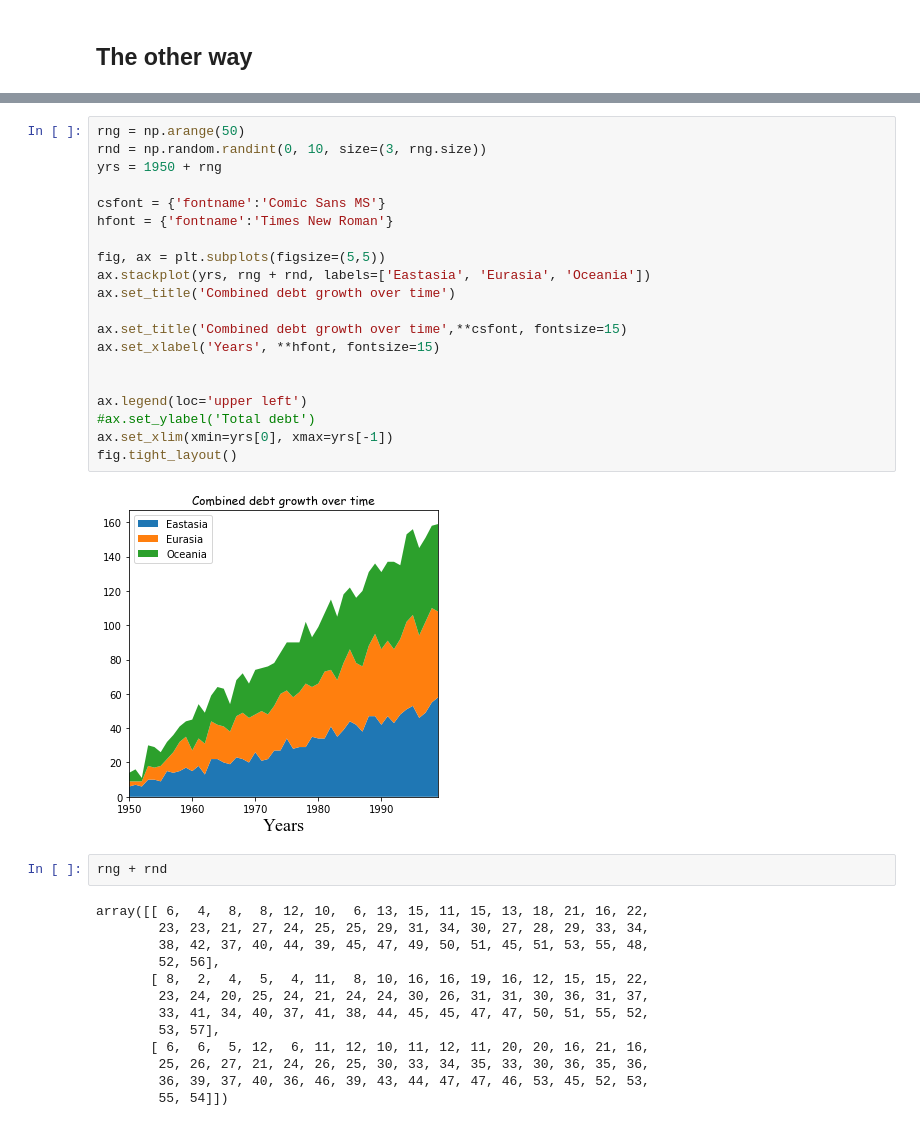
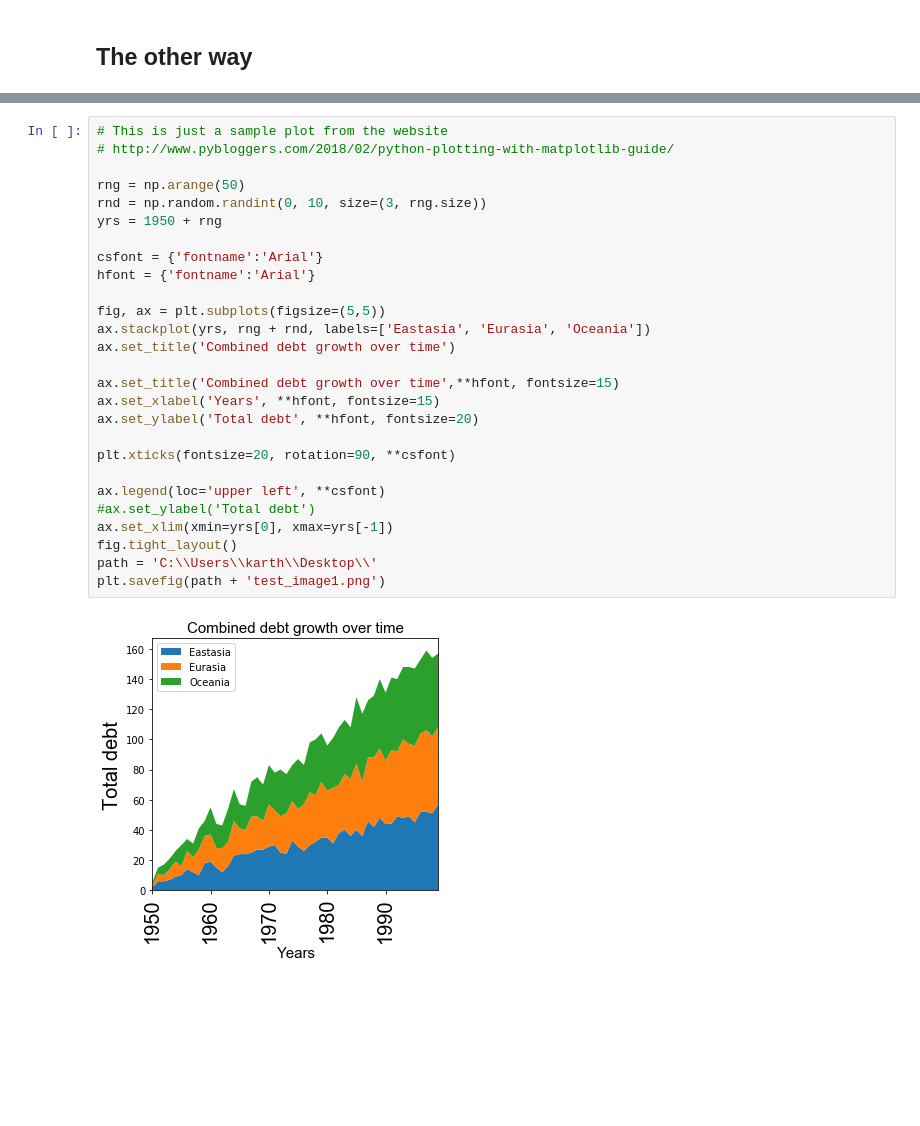
Before and after one commit to kvenkman/py_plotting, a Jupyter notebook: Basic Plotting.ipynb, the cells around one changed output, grey strips where cells are left out. Drawn from its saved outputs; the diff is of its cells as text; blank space fills up the shorter version.

```diff
--- a/Basic Plotting.ipynb
+++ b/Basic Plotting.ipynb
@@ -33,37 +121,29 @@ Text(0,0.5,'height')
 # %%
+# This is just a sample plot from the website
+# http://www.pybloggers.com/2018/02/python-plotting-with-matplotlib-guide/
+
 rng = np.arange(50)
 rnd = np.random.randint(0, 10, size=(3, rng.size))
 yrs = 1950 + rng
 
-csfont = {'fontname':'Comic Sans MS'}
-hfont = {'fontname':'Times New Roman'}
+csfont = {'fontname':'Arial'}
+hfont = {'fontname':'Arial'}
 
 fig, ax = plt.subplots(figsize=(5,5))
 ax.stackplot(yrs, rng + rnd, labels=['Eastasia', 'Eurasia', 'Oceania'])
 ax.set_title('Combined debt growth over time')
 
-ax.set_title('Combined debt growth over time',**csfont, fontsize=15)
+ax.set_title('Combined debt growth over time',**hfont, fontsize=15)
 ax.set_xlabel('Years', **hfont, fontsize=15)
+ax.set_ylabel('Total debt', **hfont, fontsize=20)
 
+plt.xticks(fontsize=20, rotation=90, **csfont)
 
-ax.legend(loc='upper left')
+ax.legend(loc='upper left', **csfont)
 #ax.set_ylabel('Total debt')
 ax.set_xlim(xmin=yrs[0], xmax=yrs[-1])
 fig.tight_layout()
+path = 'C:\\Users\\karth\\Desktop\\'
+plt.savefig(path + 'test_image1.png')
 # %% [output]
-[figure, old version]
+[figure, new version]
-# %%
-rng + rnd
-# %% [output]
-array([[ 6,  4,  8,  8, 12, 10,  6, 13, 15, 11, 15, 13, 18, 21, 16, 22,
-        23, 23, 21, 27, 24, 25, 25, 29, 31, 34, 30, 27, 28, 29, 33, 34,
-        38, 42, 37, 40, 44, 39, 45, 47, 49, 50, 51, 45, 51, 53, 55, 48,
-        52, 56],
-       [ 8,  2,  4,  5,  4, 11,  8, 10, 16, 16, 19, 16, 12, 15, 15, 22,
-        23, 24, 20, 25, 24, 21, 24, 24, 30, 26, 31, 31, 30, 36, 31, 37,
-        33, 41, 34, 40, 37, 41, 38, 44, 45, 45, 47, 47, 50, 51, 55, 52,
-        53, 57],
-       [ 6,  6,  5, 12,  6, 11, 12, 10, 11, 12, 11, 20, 20, 16, 21, 16,
-        25, 26, 27, 21, 24, 26, 25, 30, 33, 34, 35, 33, 30, 36, 35, 36,
-        36, 39, 37, 40, 36, 46, 39, 43, 44, 47, 47, 46, 53, 45, 52, 53,
-        55, 54]])
```
Also changed, not shown: parts of 8 cells of this notebook.
